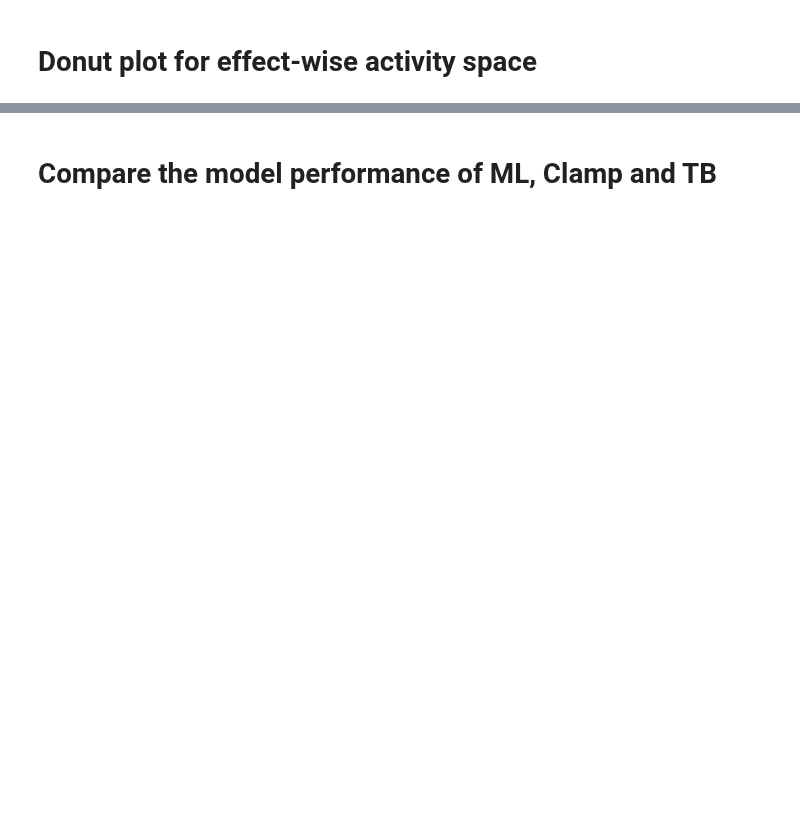
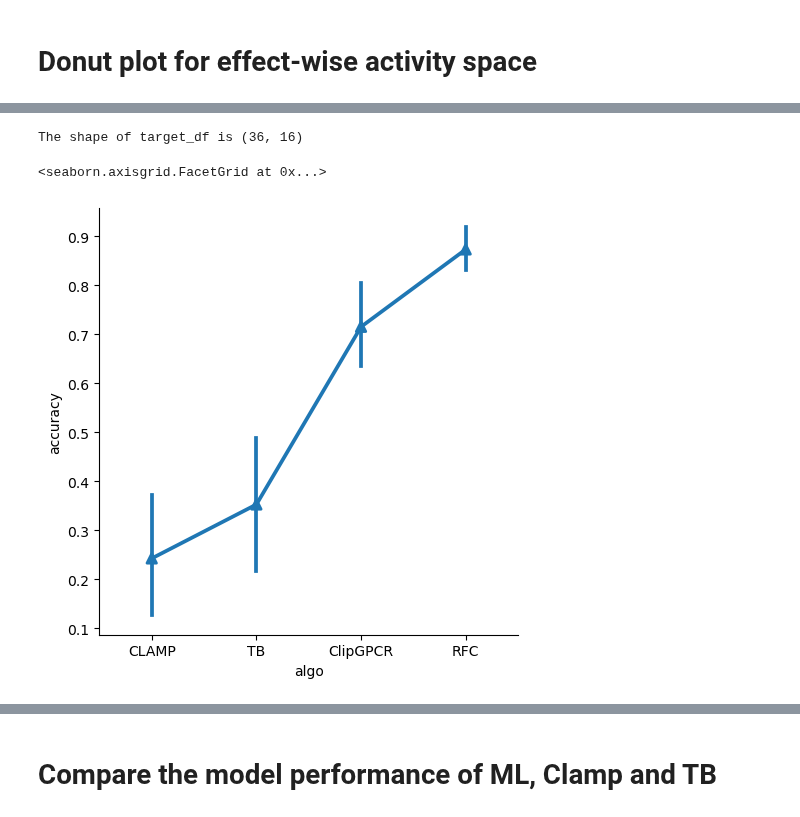
Before and after one commit to xixichennn/datacat4ml, a Jupyter notebook: datacat4ml/Scripts/benchmark/dataviz_result.ipynb, the cells around one changed output, grey strips where cells are left out. Saved outputs shown, nothing was run; the diff lists cells and outputs as text; code cells hidden in the pictures; blank space fills up the shorter version.

```diff
--- a/datacat4ml/Scripts/benchmark/dataviz_result.ipynb
+++ b/datacat4ml/Scripts/benchmark/dataviz_result.ipynb
@@ -135,0 +117,4 @@ bmk_ml_df[columns]
+# %%
+tb_df = bmk_tb_df[columns_clamp_tb]
+print(f'The shape of tb_df is {tb_df.shape}')
+tb_df
@@ -245,0 +369,23 @@ def effect_activity_space(input_df, target='mor', startangle=-90, fig_format='pd
+# %%
+# plot the dot plot
+#sns.stripplot(x='algo', y='accuracy', data=mor_metrics_df, hue='algo', jitter=True, dodge=True)
+
+input_df = concat_df
+target = 'mor'
+# extract the rows where the column 'target' is 'kor' and the column 'use_clustering' is 'False' and the column 'use_smote' is 'False'
+target_df = input_df[(input_df['target'] == target) & (input_df['use_clustering'] == False) & (input_df['use_smote'] == False)].reset_index(drop=True)
+print(f'The shape of target_df is {target_df.shape}')
+# extract the columns in the list 'pivot_values' and 'display_values'
+target_df = target_df[pivot_values + display_values]
+
+sns.catplot(
+    data=target_df, x="algo", y="accuracy",
+#    hue="n_compounds",
+#    palette={"male": "g", "female": "m"},
+    markers=["^", "o"], linestyles=["-", "--"],
+    kind="point"
+)
+# %% [output]
+The shape of target_df is (36, 16)
+<seaborn.axisgrid.FacetGrid at 0x...>
+[figure, added]
```
Also changed, not shown: parts of 33 cells of this notebook, 1 other file.
